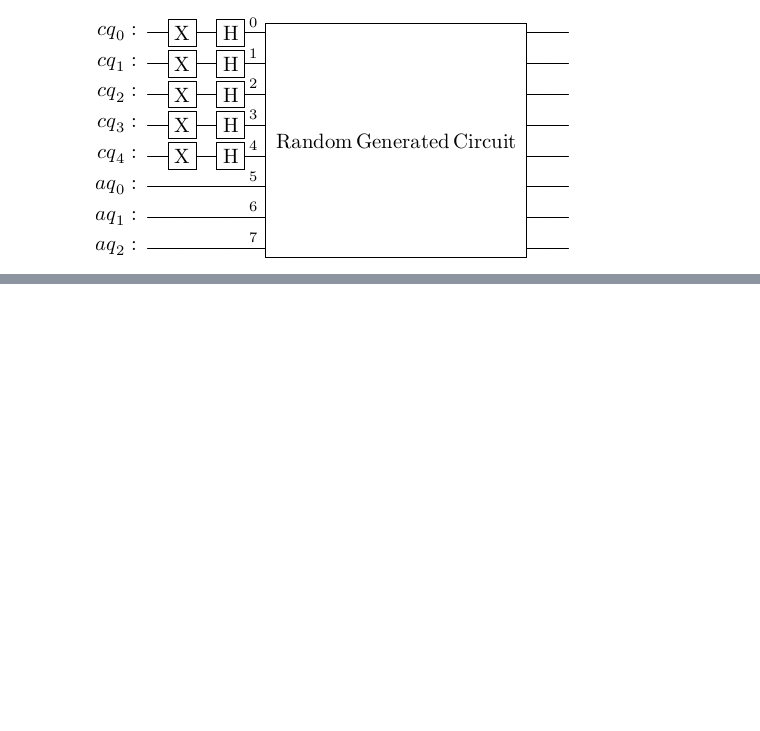
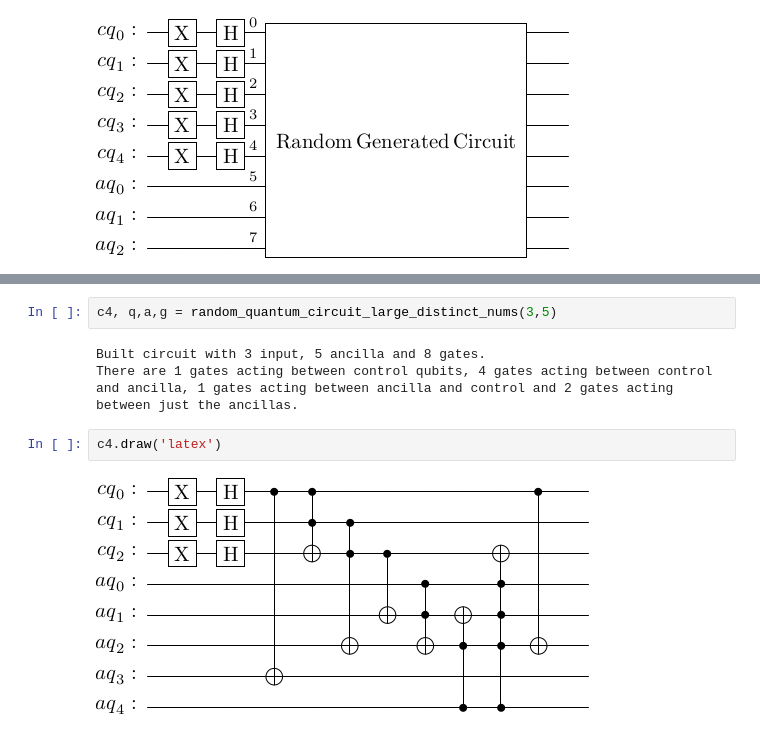
Before and after one commit to ashutiw2k/PartialUncomputation, a Jupyter notebook: notebooks/Qiskit_Basic_Tests.ipynb, the cells around one changed output, grey strips where cells are left out. Drawn from its saved outputs; the diff is of its cells as text; blank space fills up the shorter version.

Commit message:
Random Circuit PNG

```diff
--- a/notebooks/Qiskit_Basic_Tests.ipynb
+++ b/notebooks/Qiskit_Basic_Tests.ipynb
@@ -121,0 +189,9 @@ SyntaxError: invalid syntax (15193383.py, line 1)
+# %%
+c4, q,a,g = random_quantum_circuit_large_distinct_nums(3,5)
+# %% [output]
+Built circuit with 3 input, 5 ancilla and 8 gates.
+There are 1 gates acting between control qubits, 4 gates acting between control and ancilla, 1 gates acting between ancilla and control and 2 gates acting between just the ancillas.
+# %%
+c4.draw('latex')
+# %% [output]
+[figure, added]
```
Also changed, not shown: parts of 1 cell of this notebook.
